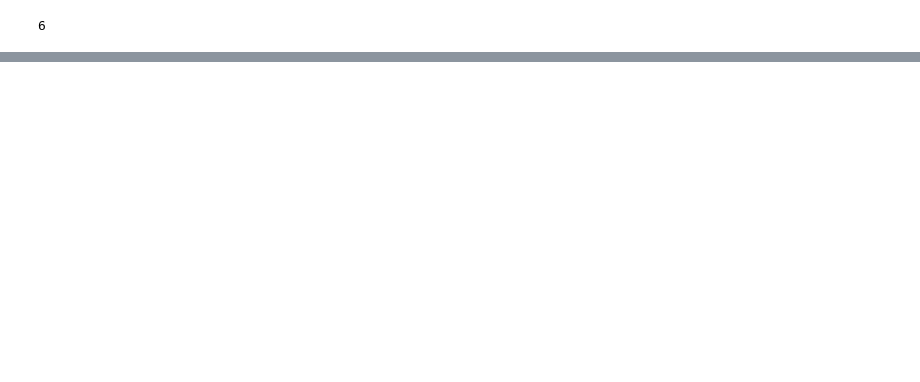
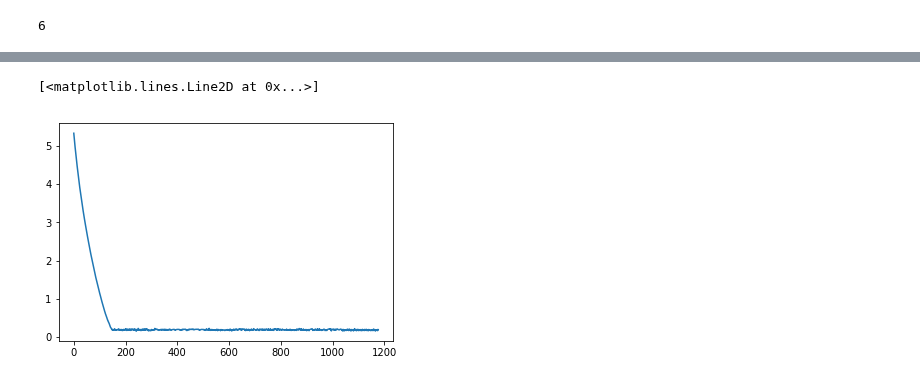
Before and after one commit to slemonide/matrix_completion, a Jupyter notebook: week4/nuclear_norm_minimization_gradient.ipynb, the cells around one changed output, grey strips where cells are left out. Drawn from its saved outputs; the diff is of its cells as text; code cells hidden in the pictures; blank space fills up the shorter version.

```diff
--- a/week4/nuclear_norm_minimization_gradient.ipynb
+++ b/week4/nuclear_norm_minimization_gradient.ipynb
@@ -145,0 +152,5 @@ step, nuc norm, frob distance, hessian cond
+# %%
+plt.plot(frob_norms)
+# %% [output]
+[<matplotlib.lines.Line2D at 0x...>]
+[figure, added]
```
Also changed, not shown: parts of 4 cells of this notebook, 4 other files.
